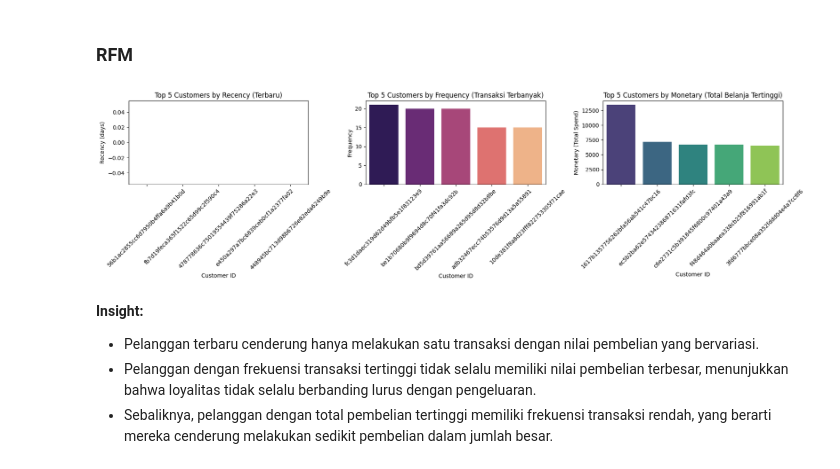
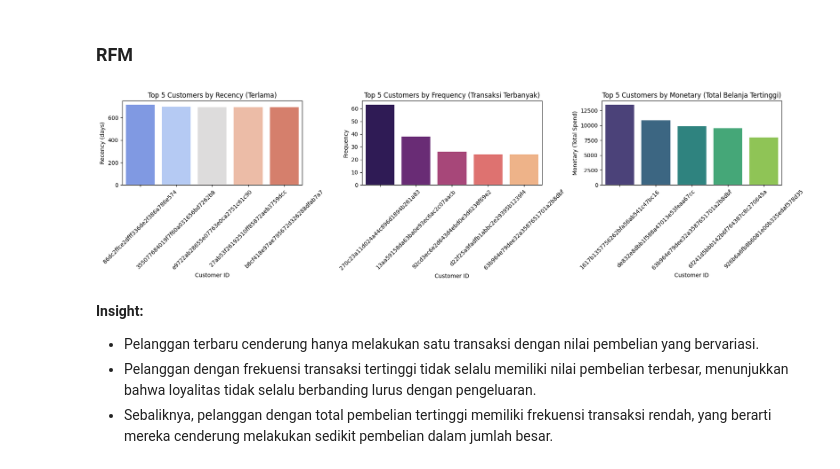
Before and after one commit to fhru/ecommerce-data-analyze, a Jupyter notebook: notebook.ipynb, the cells around one changed output. Cells and saved outputs as stored; diff of their text form; code cells hidden in the pictures.

```diff
--- a/notebook.ipynb
+++ b/notebook.ipynb
@@ -401,15 +425,14 @@ Tabel Revenue & Jumlah Order per Bulan:
 # %% [markdown]
 ### Tren Pejualan Bulanan
 # %%
-orders["month_year"] = orders["order_purchase_timestamp"].dt.to_period("M")
+all_df["month_year"] = all_df["order_purchase_timestamp"].dt.to_period("M")
 
 # Agregasi total pesanan per bulan
-monthly_sales = orders.groupby("month_year")["order_id"].count()
+monthly_sales = all_df.groupby("month_year")["order_id"].count()
 
 # Tampilkan tabel revenue dan jumlah order per bulan
 print("Jumlah Order per Bulan:\n")
 print(monthly_sales)
-
 
 plt.figure(figsize=(12,5))
 monthly_sales.plot(marker="o", color="blue")
@@ -512,10 +535,10 @@ Name: count, dtype: int64
 ### Distribusi Waktu Pengiriman dari Pembelian hingga Diterima (dalam Jam)
 # %%
 # Hitung waktu pengiriman dalam jam
-orders['delivery_hours'] = (orders['order_delivered_customer_date'] - orders['order_purchase_timestamp']).dt.total_seconds() / 3600
+all_df['delivery_hours'] = (all_df['order_delivered_customer_date'] - all_df['order_purchase_timestamp']).dt.total_seconds() / 3600
 
 plt.figure(figsize=(12, 6))
-sns.boxplot(x=orders["delivery_hours"], color="skyblue")
+sns.boxplot(x=all_df["delivery_hours"], color="skyblue")
 plt.xlabel("Waktu Pengiriman (jam)")
 plt.title("Boxplot Waktu Pengiriman")
 plt.grid(axis="x", linestyle="--", alpha=0.7)
@@ -568,10 +591,10 @@ Name: delivery_hours, dtype: float64
 ### Distribusi Perbedaan Waktu Pengiriman Dengan Estimasi
 # %%
 # Hitung selisih antara tanggal pengiriman aktual dan estimasi
-orders["delivery_days_diff"] = (orders["order_delivered_customer_date"] - orders["order_estimated_delivery_date"]).dt.days
+all_df["delivery_days_diff"] = (all_df["order_delivered_customer_date"] - all_df["order_estimated_delivery_date"]).dt.days
 
 plt.figure(figsize=(12, 6))
-sns.boxplot(x=orders["delivery_days_diff"], color="skyblue")
+sns.boxplot(x=all_df["delivery_days_diff"], color="skyblue")
 plt.xlabel("Hari Keterlambatan / Pengiriman Lebih Cepat")
 plt.title("Boxplot Perbedaan Waktu Pengiriman dengan Estimasi")
 plt.grid(axis="x", linestyle="--", alpha=0.7)
@@ -685,14 +708,11 @@ Name: delivery_time_days, dtype: float64
 # %% [markdown]
 ### RFM
 # %%
-# Gabungkan orders dengan order_items untuk mendapatkan total nilai transaksi
-rfm_data = orders.merge(order_items, on="order_id")[["customer_id", "order_purchase_timestamp", "price"]]
-
 # Menentukan tanggal referensi (tanggal transaksi terakhir dalam dataset)
-reference_date = rfm_data["order_purchase_timestamp"].max()
+reference_date = all_df["order_purchase_timestamp"].max()
 
 # Hitung RFM
-rfm = rfm_data.groupby("customer_id").agg(
+rfm = all_df.groupby("customer_id").agg(
     Recency=("order_purchase_timestamp", lambda x: (reference_date - x.max()).days),
     Frequency=("order_purchase_timestamp", "count"),
     Monetary=("price", "sum")
@@ -865,34 +873,34 @@ Name: payment_value, dtype: float64
 ### RFM
 # %%
 # Urutkan data untuk visualisasi
-top_recency = rfm.sort_values(by="Recency", ascending=True).head(5)
+top_recency = rfm.sort_values(by="Recency", ascending=False).head(5)
 top_frequency = rfm.sort_values(by="Frequency", ascending=False).head(5)
 top_monetary = rfm.sort_values(by="Monetary", ascending=False).head(5)
 
 fig, axes = plt.subplots(1, 3, figsize=(18, 5))
 
 sns.barplot(x=top_recency["customer_id"], y=top_recency["Recency"],hue=top_recency["customer_id"], palette="coolwarm", ax=axes[0])
-axes[0].set_title("Top 5 Customers by Recency (Terbaru)")
+axes[0].set_title("Top 5 Customers by Recency (Terlama)")
 axes[0].set_xlabel("Customer ID")
 axes[0].set_ylabel("Recency (days)")
 axes[0].tick_params(axis='x', rotation=45)
 
 sns.barplot(x=top_frequency["customer_id"], y=top_frequency["Frequency"],hue=top_frequency["customer_id"], palette="magma", ax=axes[1])
 axes[1].set_title("Top 5 Customers by Frequency (Transaksi Terbanyak)")
 axes[1].set_xlabel("Customer ID")
 axes[1].set_ylabel("Frequency")
 axes[1].tick_params(axis='x', rotation=45)
 
 sns.barplot(x=top_monetary["customer_id"], y=top_monetary["Monetary"],hue=top_monetary["customer_id"], palette="viridis", ax=axes[2])
 axes[2].set_title("Top 5 Customers by Monetary (Total Belanja Tertinggi)")
 axes[2].set_xlabel("Customer ID")
 axes[2].set_ylabel("Monetary (Total Spend)")
 axes[2].tick_params(axis='x', rotation=45)
 
 plt.tight_layout()
 plt.show()
 # %% [output]
-[figure, old version]
+[figure, new version]
 # %% [markdown]
 **Insight:**
 - Pelanggan terbaru cenderung hanya melakukan satu transaksi dengan nilai pembelian yang bervariasi.
```
Also changed, not shown: parts of 17 cells of this notebook, 2 other files.
